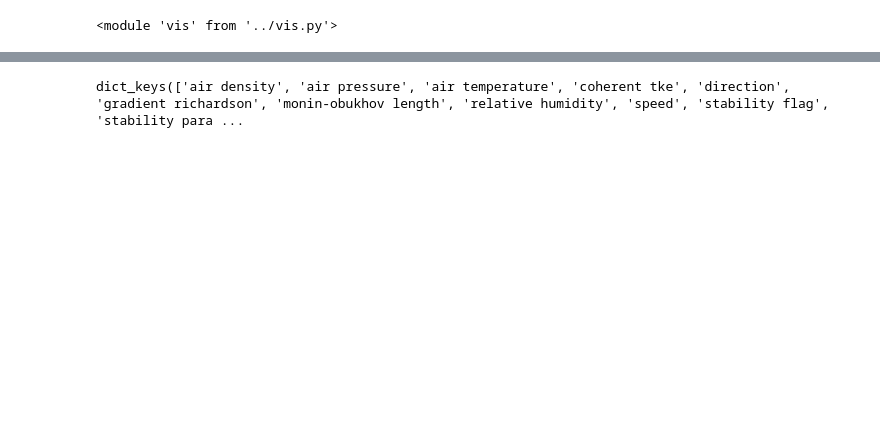
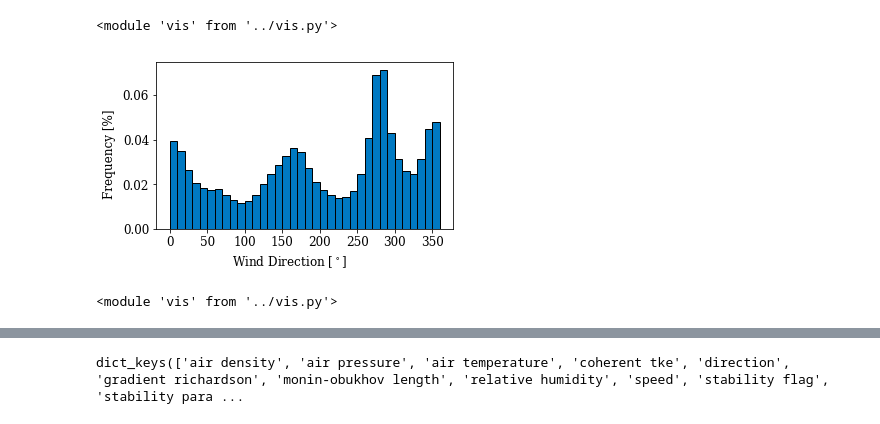
Before and after one commit to NREL/MetMastVis, a Jupyter notebook: notebooks/M5_demo.ipynb, the cells around one changed output, grey strips where cells are left out. Saved outputs shown, nothing was run; the diff lists cells and outputs as text; code cells hidden in the pictures; blank space fills up the shorter version.

```diff
--- a/notebooks/M5_demo.ipynb
+++ b/notebooks/M5_demo.ipynb
@@ -67,0 +76,9 @@ for col, loc in zip(varcol,vertloc):
+# %%
+fig,ax = vis.hist(metdat, catinfo, 'direction', vertloc=122, bins=36)
+fig.savefig(os.path.join(figPath,'windhist_fullyear.png'), dpi=200, bbox_inches='tight')
+# %% [output]
+[figure, added]
+# %%
+imp.reload(vis)
+# %% [output]
+<module 'vis' from '../vis.py'>
```
Also changed, not shown: parts of 45 cells of this notebook, 35 other files.
